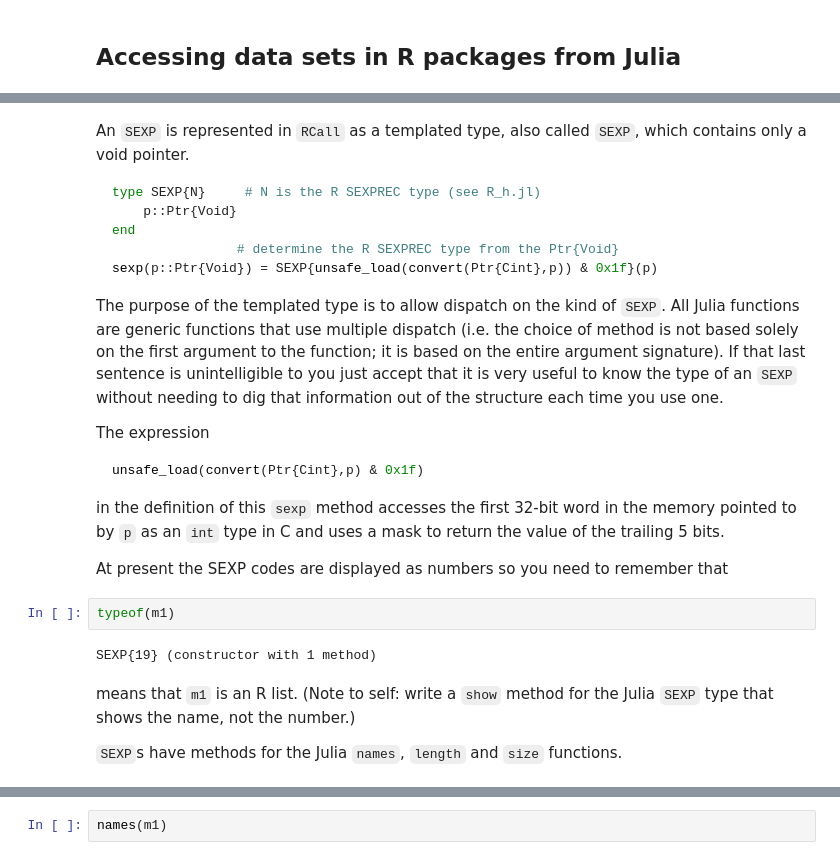
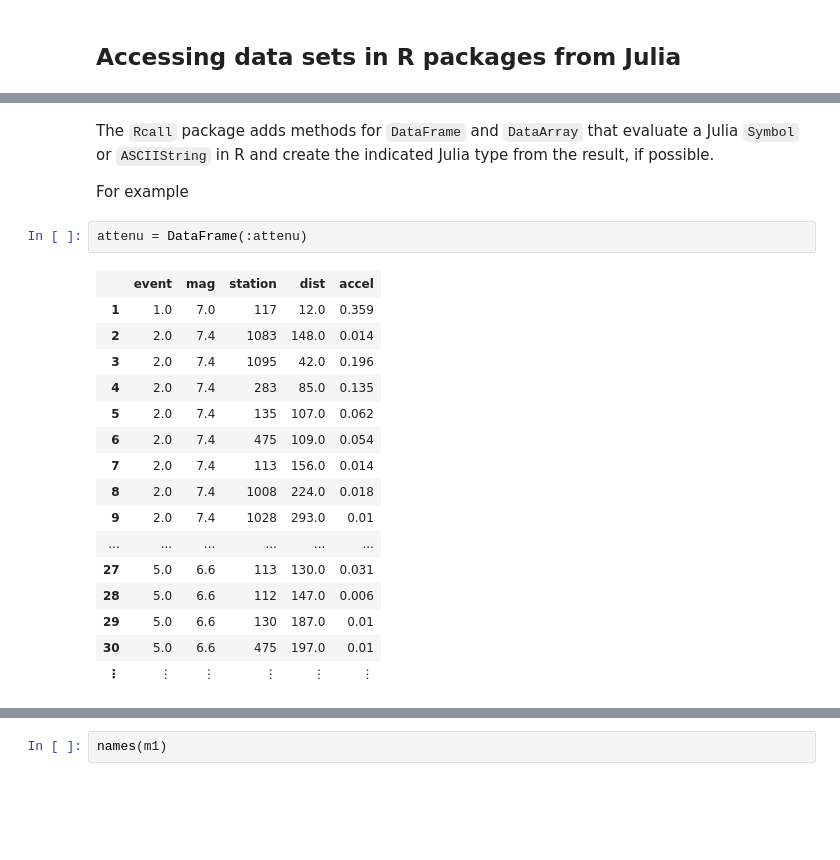
Before and after one commit to JuliaInterop/RCall.jl, a Jupyter notebook: doc/RCall.ipynb, the cells around one changed output, grey strips where cells are left out. Saved outputs shown, nothing was run; the diff lists cells and outputs as text; blank space fills up the shorter version.

````diff
--- a/doc/RCall.ipynb
+++ b/doc/RCall.ipynb
@@ -212,39 +40,23 @@ const S4SXP      = 25 # S4, non-vector
-# %% [markdown]
-
-An `SEXP` is represented in `RCall` as a templated type, also called
-`SEXP`, which contains only a void pointer.
-
-```julia
-type SEXP{N}     # N is the R SEXPREC type (see R_h.jl)
-    p::Ptr{Void}
-end
-                # determine the R SEXPREC type from the Ptr{Void}
-sexp(p::Ptr{Void}) = SEXP{unsafe_load(convert(Ptr{Cint},p)) & 0x1f}(p)
-```
-
-The purpose of the templated type is to allow dispatch on the kind of
-`SEXP`.  All Julia functions are generic functions that use multiple
-dispatch (i.e. the choice of method is not based solely on the first
-argument to the function; it is based on the entire argument
-signature).  If that last sentence is unintelligible to you just
-accept that it is very useful to know the type of an `SEXP` without
-needing to dig that information out of the structure each time you use
-one.
-
-The expression
-```julia
-unsafe_load(convert(Ptr{Cint},p) & 0x1f)
-```
-in the definition of this `sexp` method accesses the first 32-bit
-word in the memory pointed to by `p` as an `int`
-type in C and uses a mask to return the value of the trailing 5 bits.
-
-At present the SEXP codes are displayed as numbers so you need to remember that
-# %%
-typeof(m1)
-# %% [output]
-SEXP{19} (constructor with 1 method)
-# %% [markdown]
-means that `m1` is an R list. (Note to self: write a `show` method for the Julia `SEXP` type that shows the name, not the number.)
-
-`SEXP`s have methods for the Julia `names`, `length` and `size` functions.
+# %% [markdown]
+The `Rcall` package adds methods for `DataFrame` and `DataArray` that evaluate a Julia `Symbol` or `ASCIIString` in R and create the indicated Julia type from the result, if possible.
+
+For example
+# %%
+attenu = DataFrame(:attenu)
+# %% [output]
+|  | event | mag | station | dist | accel |
+| 1 | 1.0 | 7.0 | 117 | 12.0 | 0.359 |
+| 2 | 2.0 | 7.4 | 1083 | 148.0 | 0.014 |
+| 3 | 2.0 | 7.4 | 1095 | 42.0 | 0.196 |
+| 4 | 2.0 | 7.4 | 283 | 85.0 | 0.135 |
+| 5 | 2.0 | 7.4 | 135 | 107.0 | 0.062 |
+| 6 | 2.0 | 7.4 | 475 | 109.0 | 0.054 |
+| 7 | 2.0 | 7.4 | 113 | 156.0 | 0.014 |
+| 8 | 2.0 | 7.4 | 1008 | 224.0 | 0.018 |
+| 9 | 2.0 | 7.4 | 1028 | 293.0 | 0.01 |
+| ... | ... | ... | ... | ... | ... |
+| 27 | 5.0 | 6.6 | 113 | 130.0 | 0.031 |
+| 28 | 5.0 | 6.6 | 112 | 147.0 | 0.006 |
+| 29 | 5.0 | 6.6 | 130 | 187.0 | 0.01 |
+| 30 | 5.0 | 6.6 | 475 | 197.0 | 0.01 |
+| ⋮ | ⋮ | ⋮ | ⋮ | ⋮ | ⋮ |
````
Also changed, not shown: parts of 172 cells of this notebook, 5 other files.
